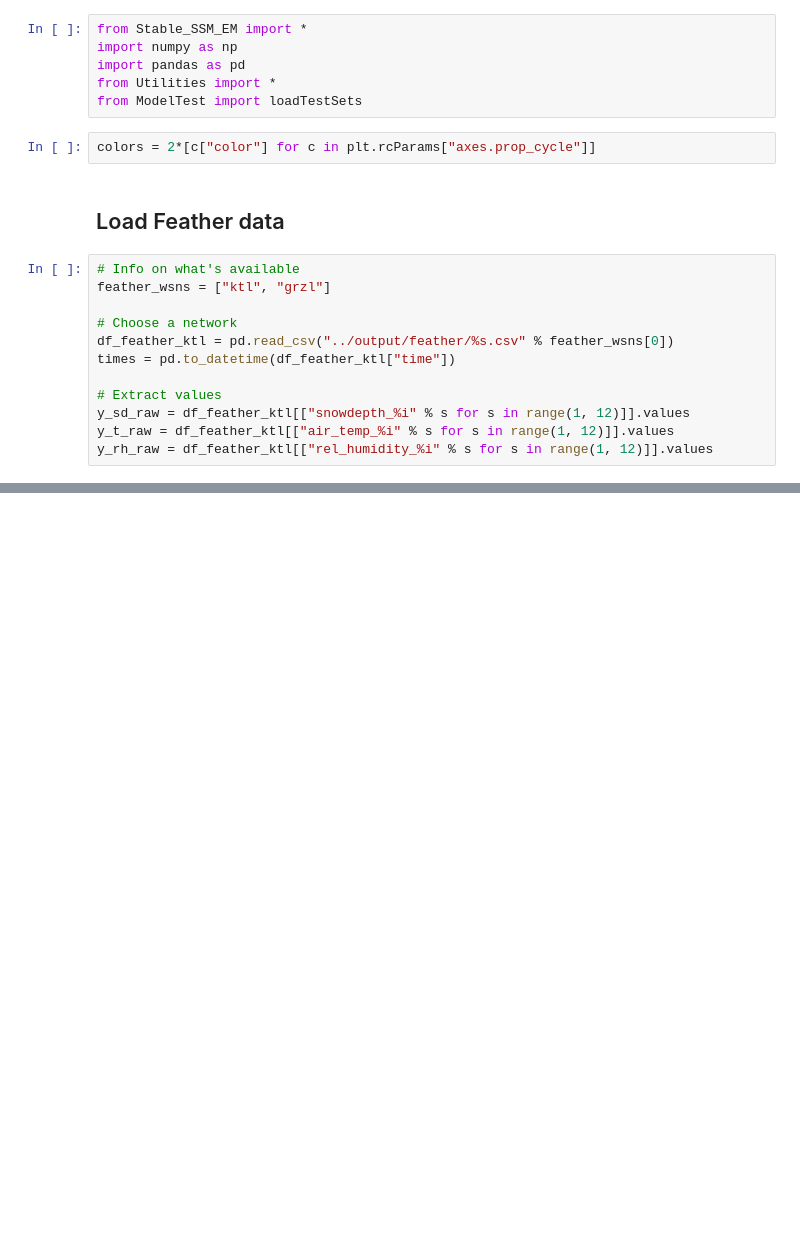
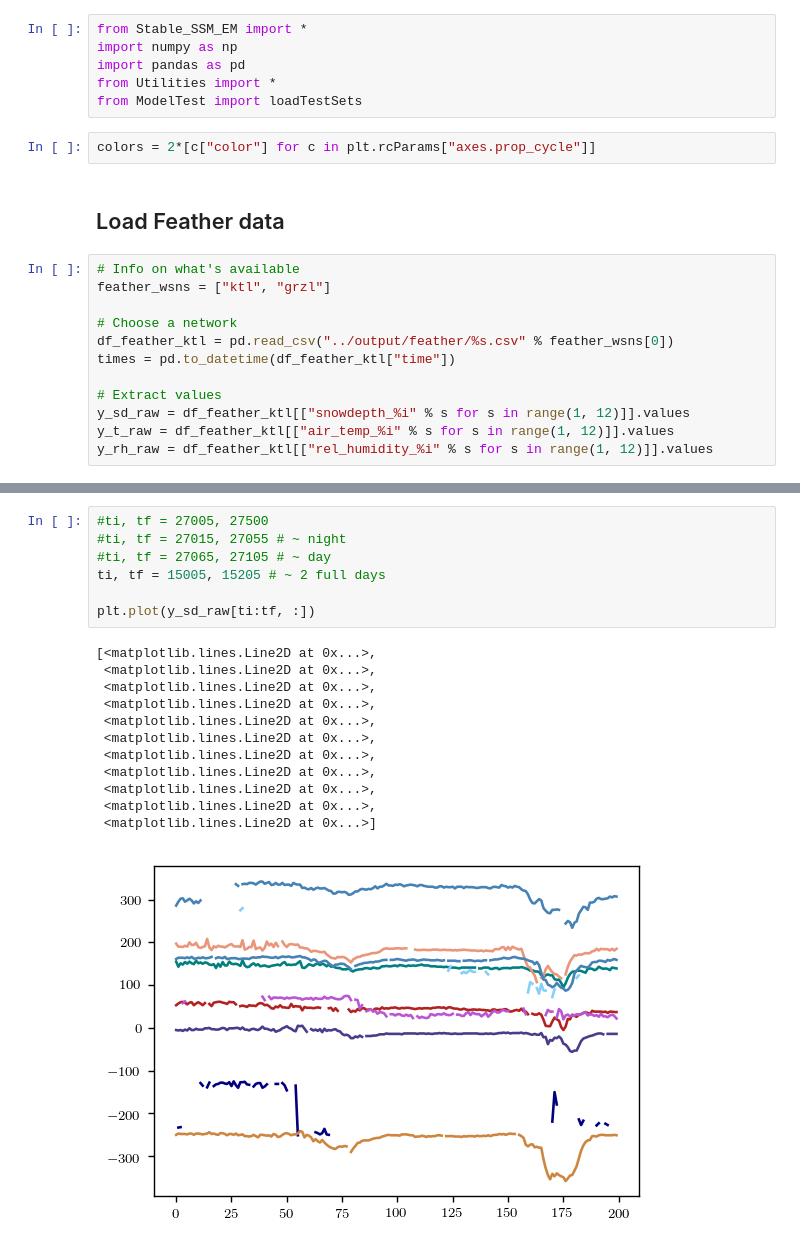
Before and after one commit to adam-coogan/snow_data_cleaning, a Jupyter notebook: scripts/Stable SSM EM.ipynb, the cells around one changed output, grey strips where cells are left out. Saved outputs shown, nothing was run; the diff lists cells and outputs as text; blank space fills up the shorter version.

```diff
--- a/scripts/Stable SSM EM.ipynb
+++ b/scripts/Stable SSM EM.ipynb
@@ -66,0 +75,20 @@ A, B, D, Q, R, pi0, sigma0 = ssm_setup(Y_PCA, U, V, C, X_PCA, n_LF)
+# %%
+#ti, tf = 27005, 27500
+#ti, tf = 27015, 27055 # ~ night
+#ti, tf = 27065, 27105 # ~ day
+ti, tf = 15005, 15205 # ~ 2 full days
+
+plt.plot(y_sd_raw[ti:tf, :])
+# %% [output]
+[<matplotlib.lines.Line2D at 0x...>,
+ <matplotlib.lines.Line2D at 0x...>,
+ <matplotlib.lines.Line2D at 0x...>,
+ <matplotlib.lines.Line2D at 0x...>,
+ <matplotlib.lines.Line2D at 0x...>,
+ <matplotlib.lines.Line2D at 0x...>,
+ <matplotlib.lines.Line2D at 0x...>,
+ <matplotlib.lines.Line2D at 0x...>,
+ <matplotlib.lines.Line2D at 0x...>,
+ <matplotlib.lines.Line2D at 0x...>,
+ <matplotlib.lines.Line2D at 0x...>]
+[figure, added]
```
Also changed, not shown: parts of 7 cells of this notebook, 1 other file.
